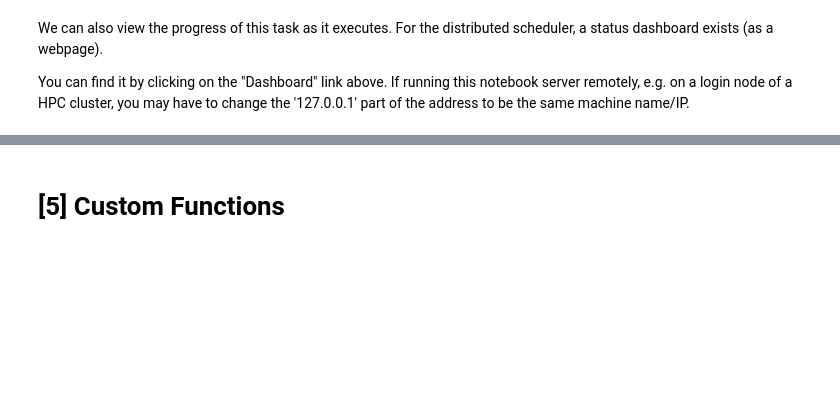
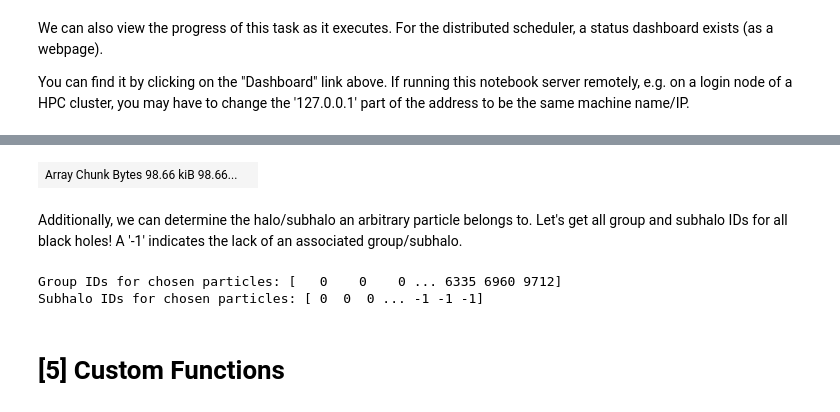
Before and after one commit to cbyrohl/scida, a Jupyter notebook: examples/GettingStarted.ipynb, the cells around one changed output, grey strips where cells are left out. Cells and saved outputs as stored; diff of their text form; code cells hidden in the pictures; blank space fills up the shorter version.

Commit message:
add functionality to obtain group and subhalo IDs for particles

```diff
--- a/examples/GettingStarted.ipynb
+++ b/examples/GettingStarted.ipynb
@@ -243,0 +249,6 @@ $64600188 \; \mathrm{M_{\odot}}$
+# %%
+from darepo.interfaces.arepo import ArepoSnapshot
+path = "/data/cbyrohl/TNGdata/TNG50-4/output/snapdir_099/"
+snap = ArepoSnapshot(path,catalog=path.replace("snapdir","groups"))
+snap.data["Group"]["GroupMass"]
+# %% [output]
@@ -244,3 +257,12 @@ $64600188 \; \mathrm{M_{\odot}}$
+| Array Chunk Bytes 98.66 kiB 98.66... |  |
+# %% [markdown]
+Additionally, we can determine the halo/subhalo an arbitrary particle belongs to. Let's get all group and subhalo IDs for all black holes! A '-1' indicates the lack of an associated group/subhalo.
+# %%
+print("Group IDs for chosen particles:", snap.data["PartType5"]["GroupID"].compute())
+print("Subhalo IDs for chosen particles:", snap.data["PartType5"]["SubhaloID"].compute())
+# %% [output]
+Group IDs for chosen particles: [   0    0    0 ... 6335 6960 9712]
+Subhalo IDs for chosen particles: [ 0  0  0 ... -1 -1 -1]
 # %% [markdown]
 # [5] Custom Functions
 # %% [markdown]
```
Also changed, not shown: parts of 11 cells of this notebook, 1 other file.
